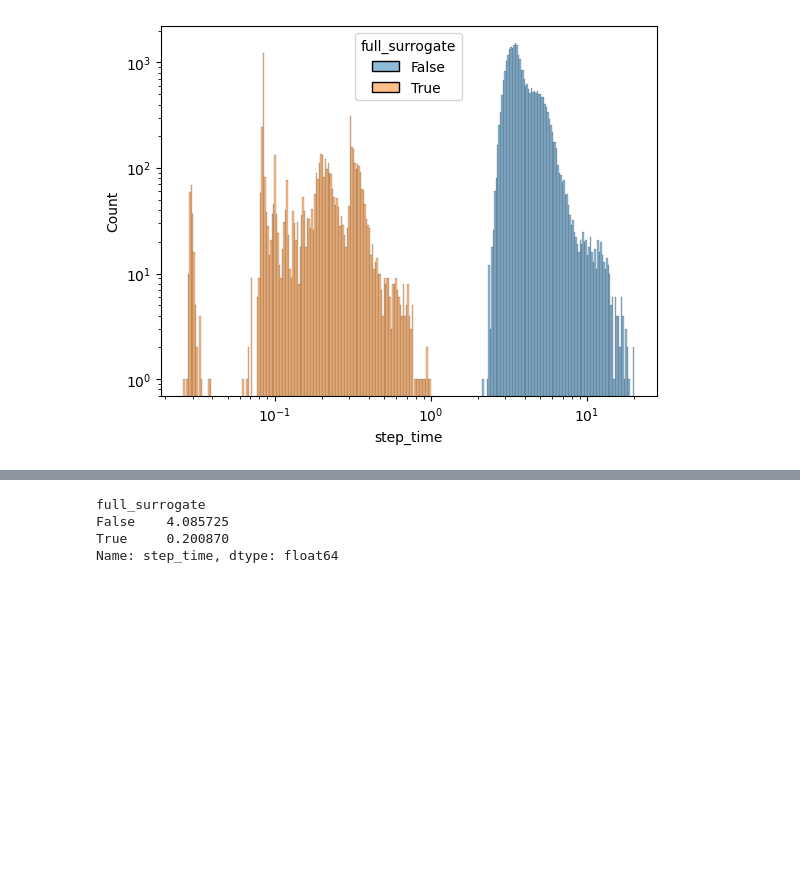
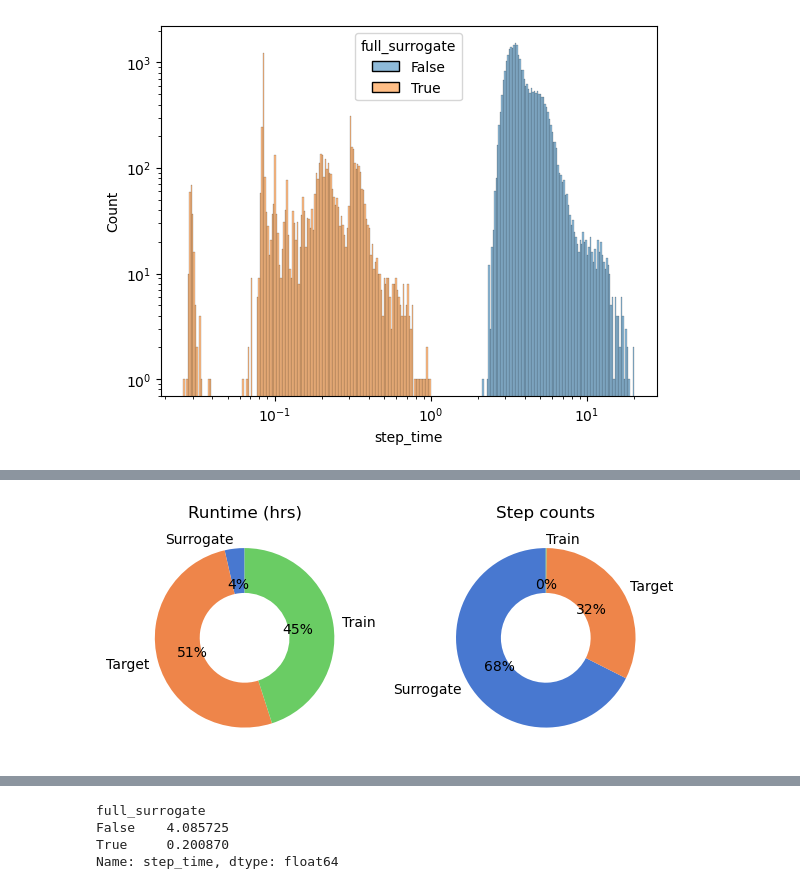
Before and after one commit to globus-labs/cascade, a Jupyter notebook: 2_proxima/RuntimeDeepDive.ipynb, the cells around one changed output, grey strips where cells are left out. Drawn from its saved outputs; the diff is of its cells as text; code cells hidden in the pictures; blank space fills up the shorter version.

```diff
--- a/2_proxima/RuntimeDeepDive.ipynb
+++ b/2_proxima/RuntimeDeepDive.ipynb
@@ -439,0 +757,11 @@ plt.show()
+# %%
+fig, axes = plt.subplots(1, 2, figsize=(6, 3))
+for ax, (pivot, title) in zip(axes, [(pivot_time, 'Runtime (hrs)'), (pivot_counts, 'Step counts')]):
+    vals = pivot.loc['Proxima+blend', step_types].values.astype(float)
+    ax.pie(vals, labels=step_types, autopct='%1.0f%%', startangle=90,
+           colors=palette, wedgeprops=dict(width=0.5))
+    ax.set_title(title)
+plt.tight_layout()
+plt.show()
+# %% [output]
+[figure, added]
```
Also changed, not shown: parts of 35 cells of this notebook, 2 other files.
